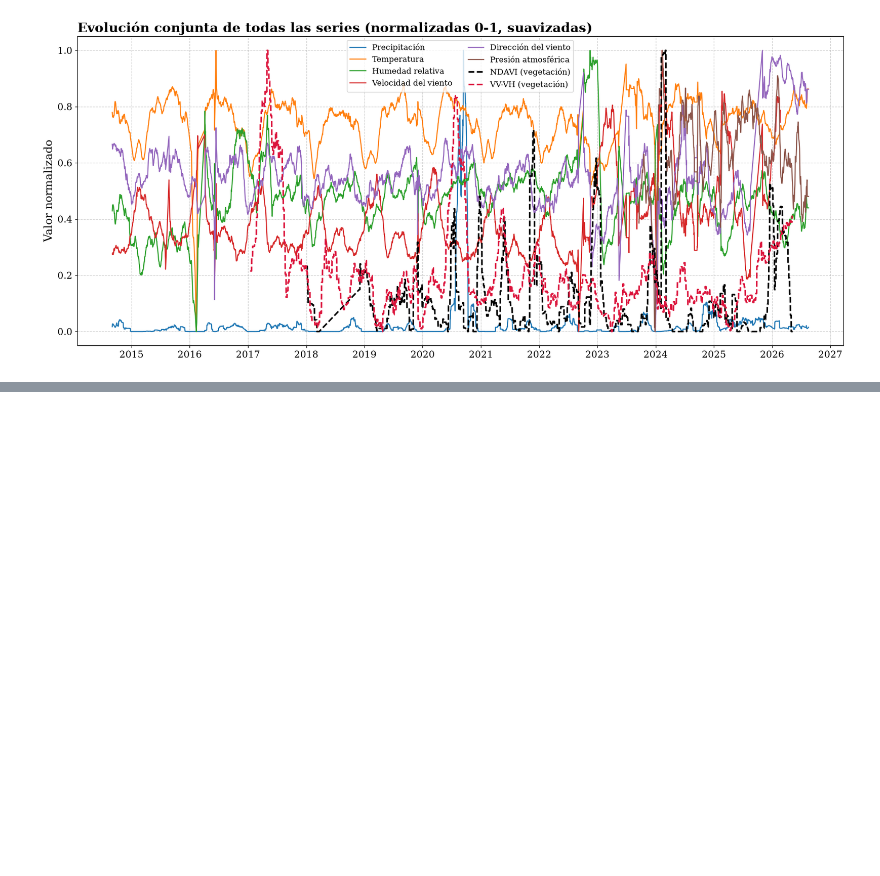
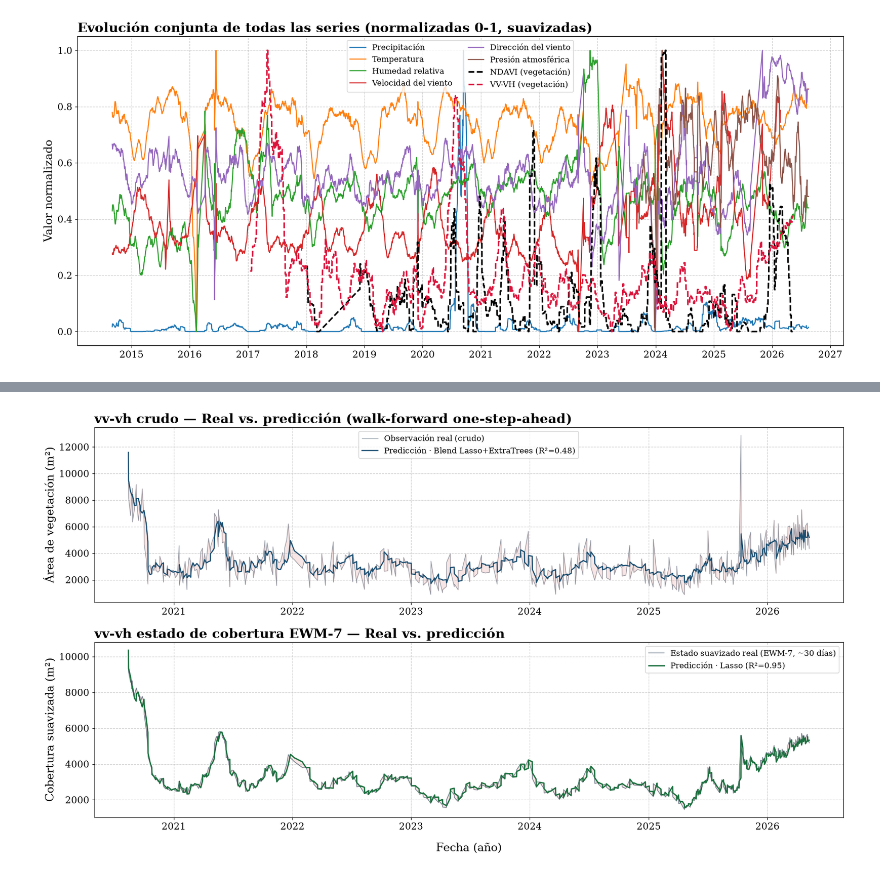
Before and after one commit to pxtroniwnl/barcelona-de-indias-time-serie, a Jupyter notebook: notebook/vegetacion/02_analisis_buchon.ipynb, the cells around one changed output, grey strips where cells are left out. Saved outputs shown, nothing was run; the diff lists cells and outputs as text; code cells hidden in the pictures; blank space fills up the shorter version.

Commit message:
ml: prediccion de cobertura vv-vh con walk-forward y deep learning

```diff
--- a/notebook/vegetacion/02_analisis_buchon.ipynb
+++ b/notebook/vegetacion/02_analisis_buchon.ipynb
@@ -354,0 +497,13 @@ Este es el punto de partida para la etapa de **predicción de cobertura de veget
+# %%
+s_target = indices.set_index('fecha')[TARGET].sort_index().dropna()
+diff_abs = s_target.diff().dropna().abs()
+print('Paso medio entre observaciones: %.1f días' % (s_target.index.to_series().diff().dt.days.abs().mean()))
+print('|Δ| consecutivas   P50 / P75 / P90: %.0f / %.0f / %.0f m²' % tuple(diff_abs.quantile([.5, .75, .9])))
+print('Desviación estándar del target (2022+): %.0f m²' % s_target.loc['2022-01-01':].std())
+
+for sp in (0, 5, 7):
+    etiqueta = 'crudo' if sp == 0 else f'EWM-{sp} obs (~{sp * 4.5:.0f} días)'
+    t = s_target if sp == 0 else s_target.ewm(span=sp, min_periods=1, adjust=False).mean()
+    # persistencia (último valor) como referencia del autocorr. de la serie
+    r2_pe = 1 - ((t - t.shift(1)).dropna() ** 2).sum() / ((t.dropna() - t.dropna().mean()) ** 2).sum()
+    print(f'  {etiqueta:22s}: persistencia R²≈{r2_pe:.2f} | std={t.std():.0f} m²')
@@ -354,0 +853,37 @@ Este es el punto de partida para la etapa de **predicción de cobertura de veget
+# %%
+fig, axes = plt.subplots(2, 1, figsize=(16, 9), sharex=False)
+
+# Target crudo: mejor modelo
+mejor_raw = tabla_raw.iloc[0]['modelo']
+dfp = preds_raw[mejor_raw]
+ax = axes[0]
+ax.plot(dfp['fecha'], dfp['real'], lw=0.9, alpha=0.6, color='#5D6D7E', label='Observación real (crudo)')
+ax.plot(dfp['fecha'], dfp['pred'], lw=1.6, color='#1B4F72', label=f"Predicción · {mejor_raw} (R²={metricas(dfp['real'], dfp['pred'])['R2']:.2f})")
+ax.fill_between(dfp['fecha'], dfp['real'], dfp['pred'], alpha=0.12, color='#C0392B')
+ax.set_title('vv-vh crudo — Real vs. predicción (walk-forward one-step-ahead)', loc='left', fontweight='bold')
+ax.set_ylabel('Área de vegetación (m²)')
+ax.grid(True, linestyle='--', alpha=0.6)
+ax.legend(loc='best')
+ax.xaxis.set_major_formatter(mdates.DateFormatter('%Y'))
+ax.xaxis.set_major_locator(mdates.YearLocator())
+
+# Estado suavizado: ewm7
+tab_best_est = resultados_estado[7]
+mejor_est = tab_best_est.iloc[0]['modelo']
+dfp = preds_estado[f'{mejor_est}_ewm7']
+ax = axes[1]
+ax.plot(dfp['fecha'], dfp['real'], lw=1.1, alpha=0.8, color='#5D6D7E', label='Estado suavizado real (EWM-7, ~30 días)')
+ax.plot(dfp['fecha'], dfp['pred'], lw=1.8, color='#196F3D', label=f"Predicción · {mejor_est} (R²={metricas(dfp['real'], dfp['pred'])['R2']:.2f})")
+ax.fill_between(dfp['fecha'], dfp['real'], dfp['pred'], alpha=0.12, color='#C0392B')
+ax.set_title('vv-vh estado de cobertura EWM-7 — Real vs. predicción', loc='left', fontweight='bold')
+ax.set_ylabel('Cobertura suavizada (m²)')
+ax.grid(True, linestyle='--', alpha=0.6)
+ax.legend(loc='best')
+ax.xaxis.set_major_formatter(mdates.DateFormatter('%Y'))
+ax.xaxis.set_major_locator(mdates.YearLocator())
+
+axes[-1].set_xlabel('Fecha (año)', labelpad=15)
+plt.tight_layout()
+plt.show()
+# %% [output]
+[figure, added]
```
Also changed, not shown: parts of 18 cells of this notebook, 3 other files.
